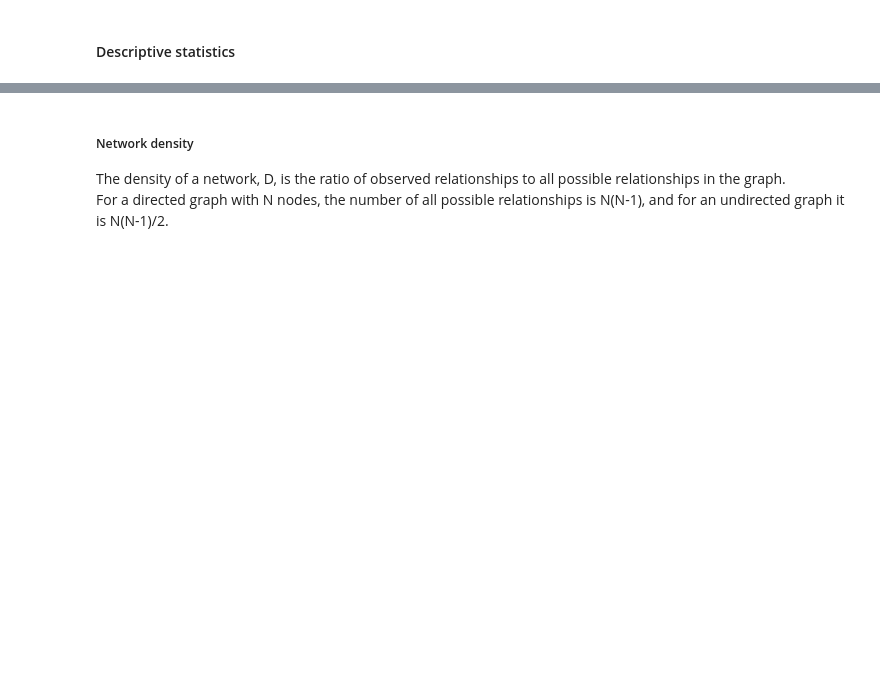
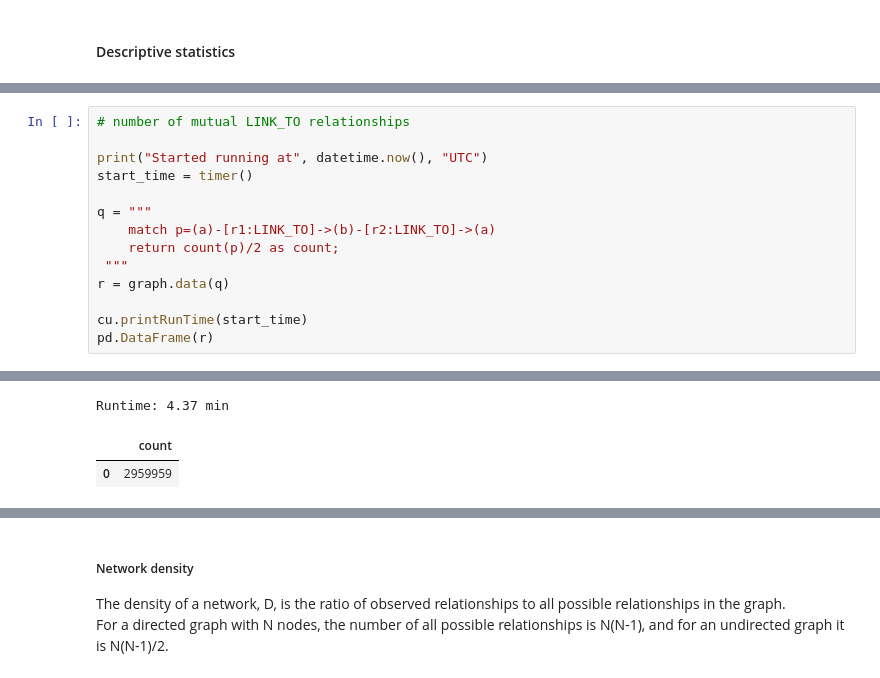
Before and after one commit to 33eyes/wiki-clickstream-graph, a Jupyter notebook: English_Wikipedia_network_analysis_AWS.ipynb, the cells around one changed output, grey strips where cells are left out. Drawn from its saved outputs; the diff is of its cells as text; blank space fills up the shorter version.

```diff
--- a/English_Wikipedia_network_analysis_AWS.ipynb
+++ b/English_Wikipedia_network_analysis_AWS.ipynb
@@ -120,0 +164,15 @@ Runtime: 1.28 min
+# %%
+# number of mutual LINK_TO relationships
+
+print("Started running at", datetime.now(), "UTC")
+start_time = timer()
+
+q = """
+    match p=(a)-[r1:LINK_TO]->(b)-[r2:LINK_TO]->(a)
+    return count(p)/2 as count;
+ """
+r = graph.data(q)
+
+cu.printRunTime(start_time)
+pd.DataFrame(r)
+# %% [output]
@@ -120,0 +181,3 @@ Runtime: 1.28 min
+Runtime: 4.37 min
+|  | count |
+| 0 | 2959959 |
```
Also changed, not shown: parts of 16 cells of this notebook, 2 other files.
